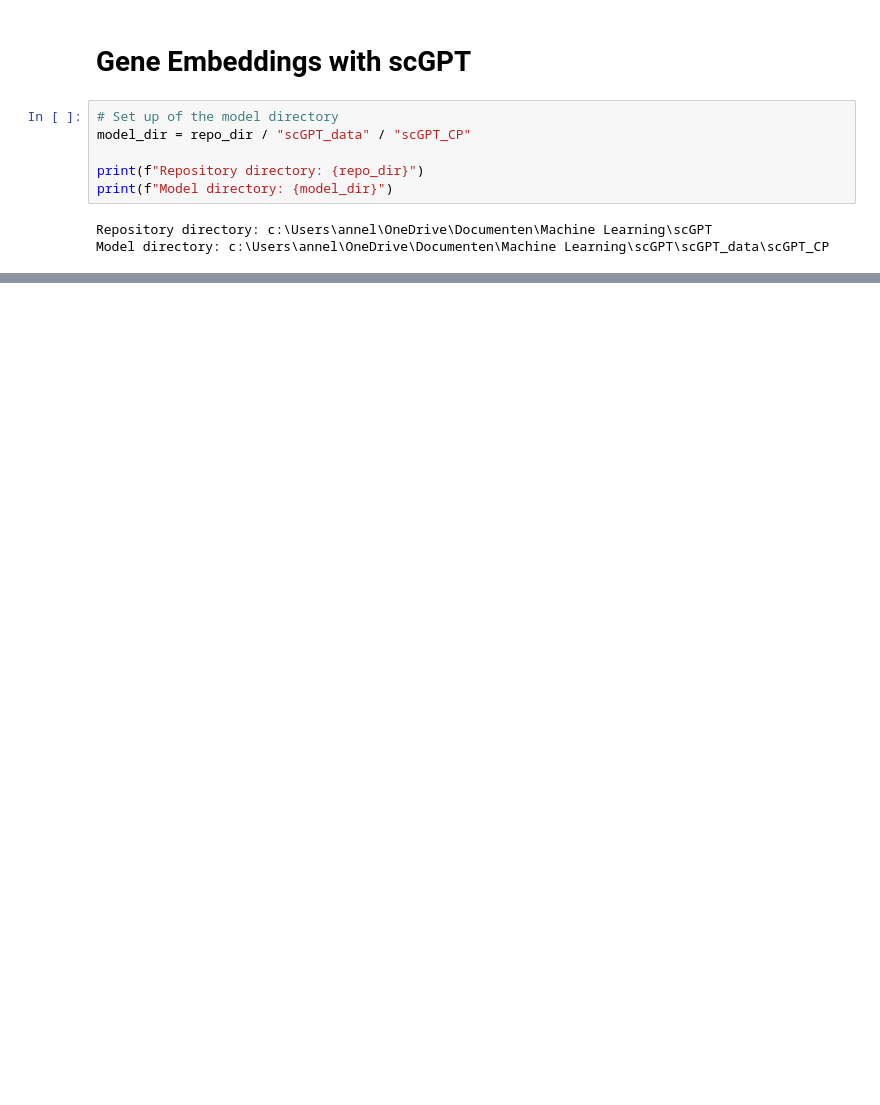
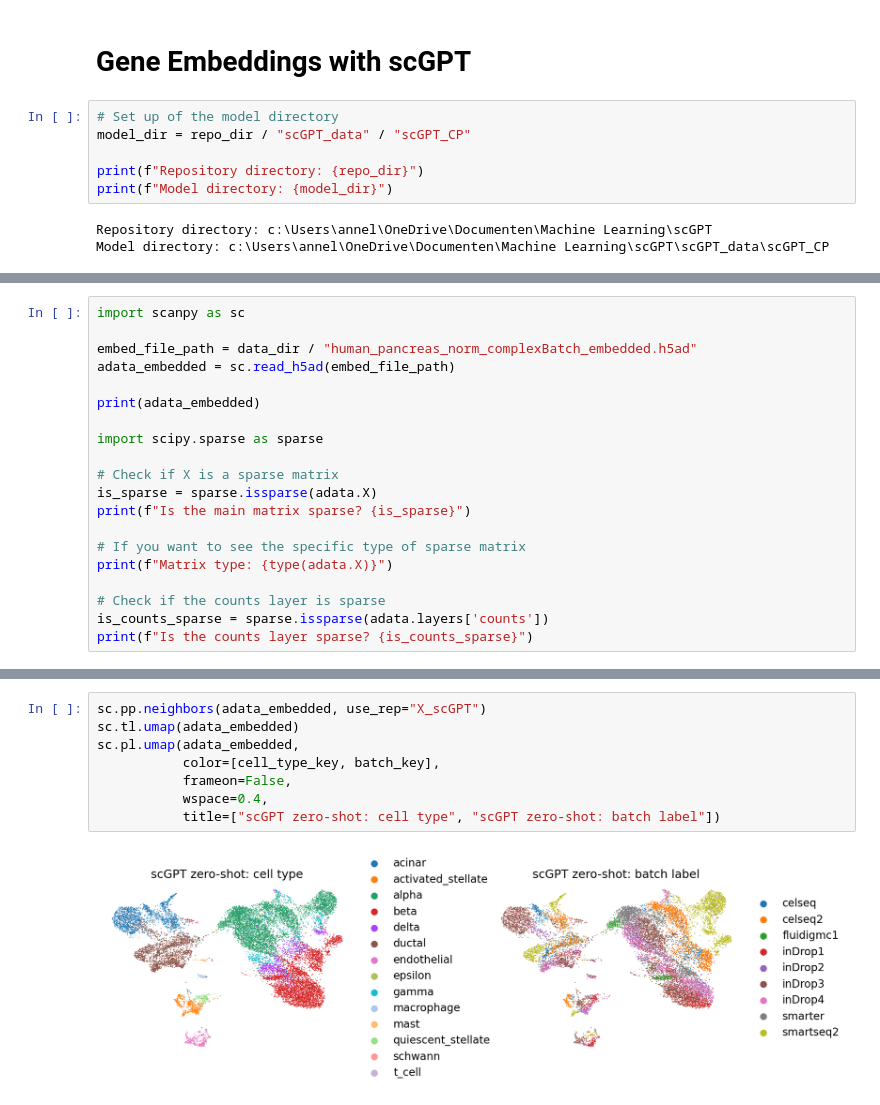
Before and after one commit to Amsel11/scGPT_tools, a Jupyter notebook: notebooks/CellEmbed_Pancreas copy.ipynb, the cells around one changed output, grey strips where cells are left out. Saved outputs shown, nothing was run; the diff lists cells and outputs as text; blank space fills up the shorter version.

```diff
--- a/notebooks/CellEmbed_Pancreas copy.ipynb
+++ b/notebooks/CellEmbed_Pancreas copy.ipynb
@@ -269,0 +164,20 @@ RuntimeError: Attempting to deserialize object on a CUDA device but torch.cuda.i
+# %%
+import scanpy as sc
+
+embed_file_path = data_dir / "human_pancreas_norm_complexBatch_embedded.h5ad"
+adata_embedded = sc.read_h5ad(embed_file_path)
+
+print(adata_embedded)
+
+import scipy.sparse as sparse
+
+# Check if X is a sparse matrix
+is_sparse = sparse.issparse(adata.X)
+print(f"Is the main matrix sparse? {is_sparse}")
+
+# If you want to see the specific type of sparse matrix
+print(f"Matrix type: {type(adata.X)}")
+
+# Check if the counts layer is sparse
+is_counts_sparse = sparse.issparse(adata.layers['counts'])
+print(f"Is the counts layer sparse? {is_counts_sparse}")
@@ -269,0 +206,10 @@ RuntimeError: Attempting to deserialize object on a CUDA device but torch.cuda.i
+# %%
+sc.pp.neighbors(adata_embedded, use_rep="X_scGPT")
+sc.tl.umap(adata_embedded)
+sc.pl.umap(adata_embedded,
+           color=[cell_type_key, batch_key],
+           frameon=False,
+           wspace=0.4,
+           title=["scGPT zero-shot: cell type", "scGPT zero-shot: batch label"])
+# %% [output]
+[figure, added]
```
Also changed, not shown: parts of 30 cells of this notebook, 8 other files.
